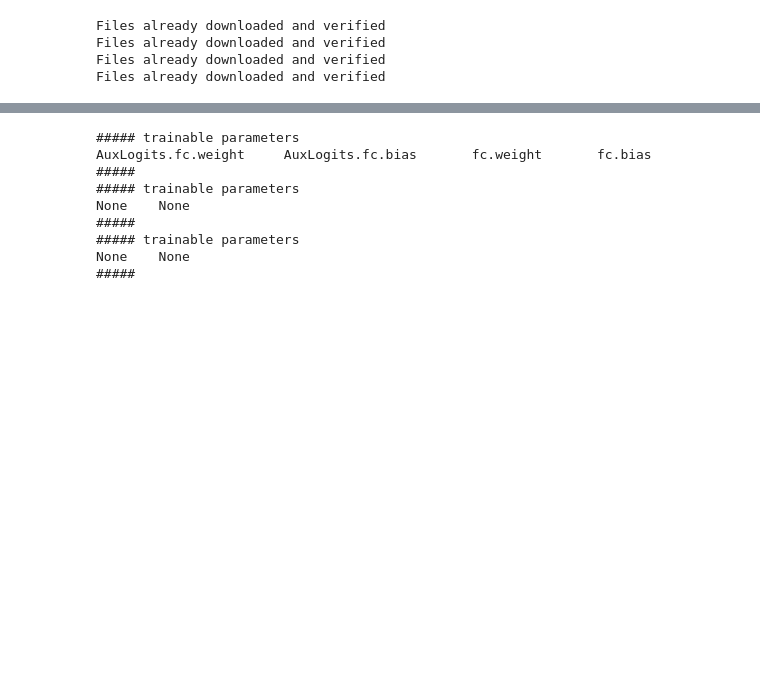
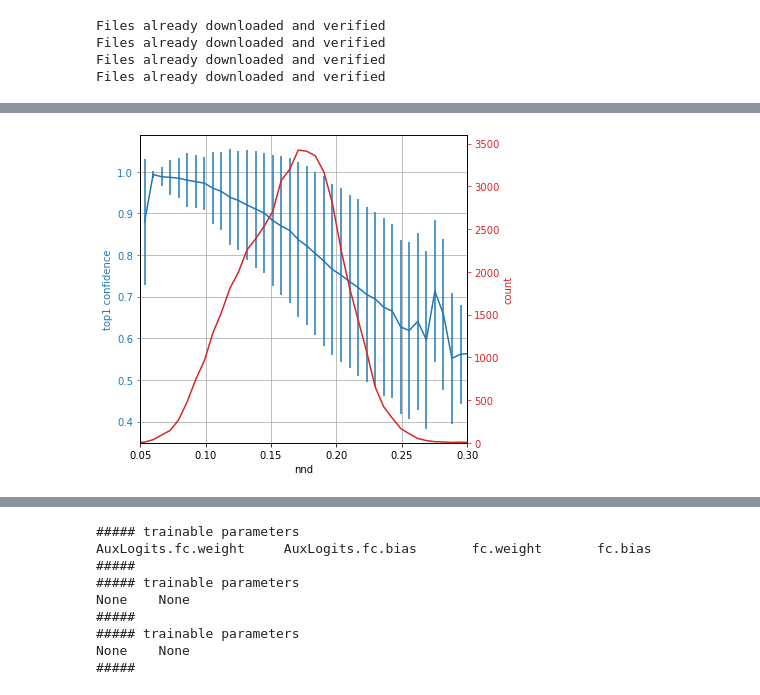
Before and after one commit to jybai/MRGAN, a Jupyter notebook: notebooks/fid_nnd_connection.ipynb, the cells around one changed output, grey strips where cells are left out. Cells and saved outputs as stored; diff of their text form; code cells hidden in the pictures; blank space fills up the shorter version.

```diff
--- a/notebooks/fid_nnd_connection.ipynb
+++ b/notebooks/fid_nnd_connection.ipynb
@@ -76,0 +264,28 @@ ref_dls = {k: DataLoader(v, batch_size=50, shuffle=False, num_workers=8, drop_la
+# %%
+bin_labels = np.digitize(nnds, bin_edges)
+avg_probs, std_probs = [], []
+for i in range(len(bin_edges) - 1):
+    filtered_probs = gen_top1_probs[bin_labels == i]
+    avg_prob = np.nan if len(filtered_probs) == 0 else np.mean(filtered_probs)
+    std_prob = np.nan if len(filtered_probs) == 0 else np.std(filtered_probs)
+    avg_probs.append(avg_prob)
+    std_probs.append(std_prob)
+# %%
+fig, ax = plt.subplots(1, 1, figsize=(6, 5))
+ax_twin = ax.twinx()
+ax.errorbar(bin_edges[:-1], avg_probs, yerr=std_probs,
+            color='tab:blue')
+ax.grid()
+ax.set_xlim(0.05, 0.3)
+# ax.set_ylim(None, 1)
+ax.set_xlabel('nnd')
+ax.set_ylabel('top1 confidence', color='tab:blue')
+ax.tick_params(axis='y', colors='tab:blue')
+ax_twin.plot(bin_edges[:-1], hist, color='tab:red')
+ax_twin.set_ylim(0, None)
+ax_twin.set_ylabel('count', color='tab:red')
+ax_twin.tick_params(axis='y', colors='tab:red')
+fig.tight_layout()
+# plt.savefig('top1-nnd(cifar10_inception_v3_diffaug).pdf', bbox_inches='tight')
+# %% [output]
+[figure, added]
```
Also changed, not shown: parts of 37 cells of this notebook, 20 other files.
